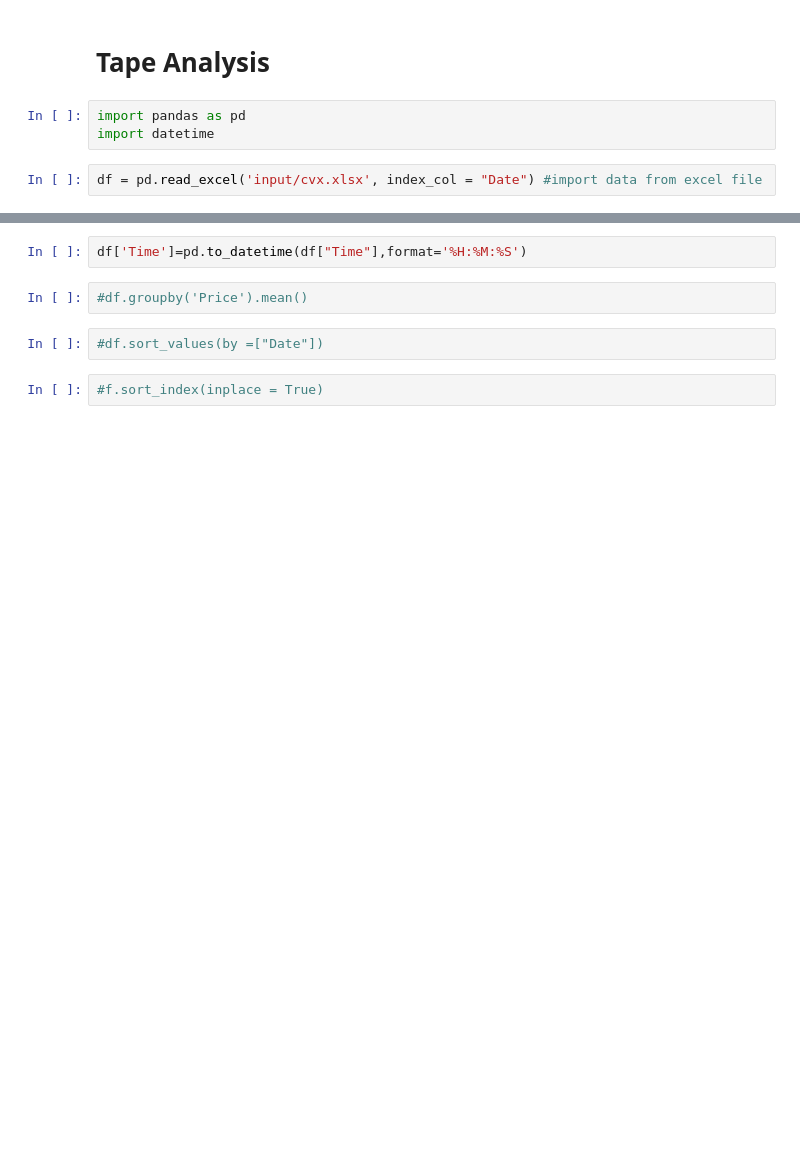
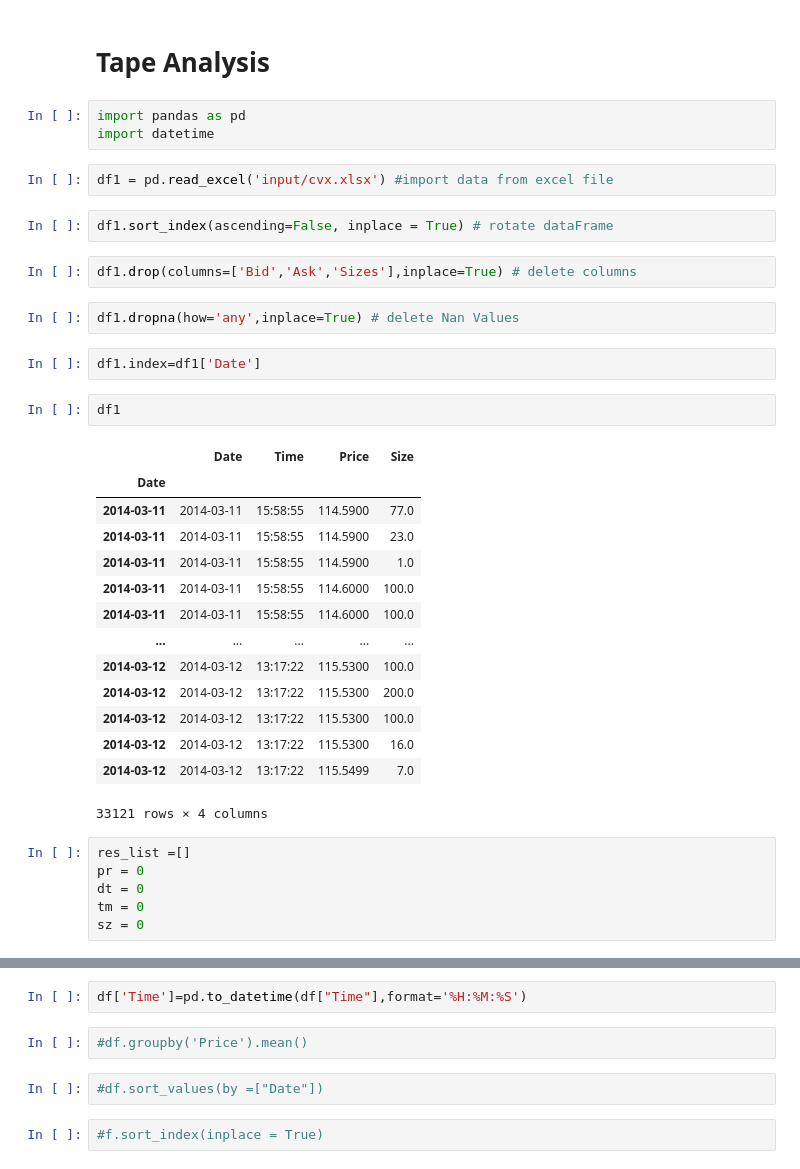
Before and after one commit to volry/stock-tape-analysis, a Jupyter notebook: stock-tape-reading.ipynb, the cells around one changed output, grey strips where cells are left out. Cells and saved outputs as stored; diff of their text form; blank space fills up the shorter version.

Commit message:
grouping size

```diff
--- a/stock-tape-reading.ipynb
+++ b/stock-tape-reading.ipynb
@@ -4,4 +4,35 @@
 import pandas as pd
 import datetime
 # %%
-df = pd.read_excel('input/cvx.xlsx', index_col = "Date") #import data from excel file
+df1 = pd.read_excel('input/cvx.xlsx') #import data from excel file
+# %%
+df1.sort_index(ascending=False, inplace = True) # rotate dataFrame
+# %%
+df1.drop(columns=['Bid','Ask','Sizes'],inplace=True) # delete columns
+# %%
+df1.dropna(how='any',inplace=True) # delete Nan Values
+# %%
+df1.index=df1['Date']
+# %%
+df1
+# %% [output]
+|  | Date | Time | Price | Size |
+| Date |  |  |  |  |
+| 2014-03-11 | 2014-03-11 | 15:58:55 | 114.5900 | 77.0 |
+| 2014-03-11 | 2014-03-11 | 15:58:55 | 114.5900 | 23.0 |
+| 2014-03-11 | 2014-03-11 | 15:58:55 | 114.5900 | 1.0 |
+| 2014-03-11 | 2014-03-11 | 15:58:55 | 114.6000 | 100.0 |
+| 2014-03-11 | 2014-03-11 | 15:58:55 | 114.6000 | 100.0 |
+| ... | ... | ... | ... | ... |
+| 2014-03-12 | 2014-03-12 | 13:17:22 | 115.5300 | 100.0 |
+| 2014-03-12 | 2014-03-12 | 13:17:22 | 115.5300 | 200.0 |
+| 2014-03-12 | 2014-03-12 | 13:17:22 | 115.5300 | 100.0 |
+| 2014-03-12 | 2014-03-12 | 13:17:22 | 115.5300 | 16.0 |
+| 2014-03-12 | 2014-03-12 | 13:17:22 | 115.5499 | 7.0 |
+33121 rows × 4 columns
+# %%
+res_list =[]
+pr = 0
+dt = 0
+tm = 0
+sz = 0
```
Also changed, not shown: parts of 6 cells of this notebook.
